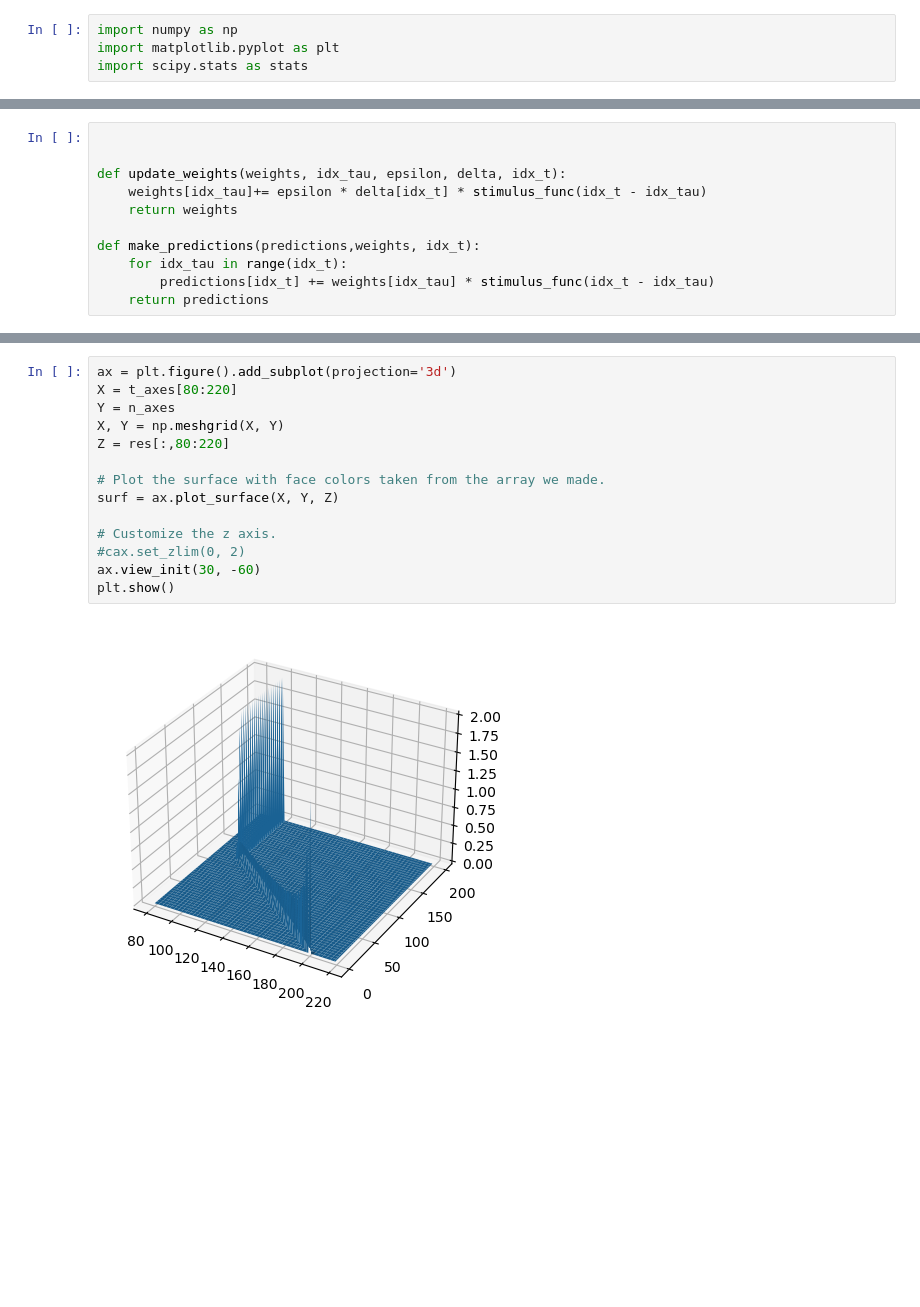
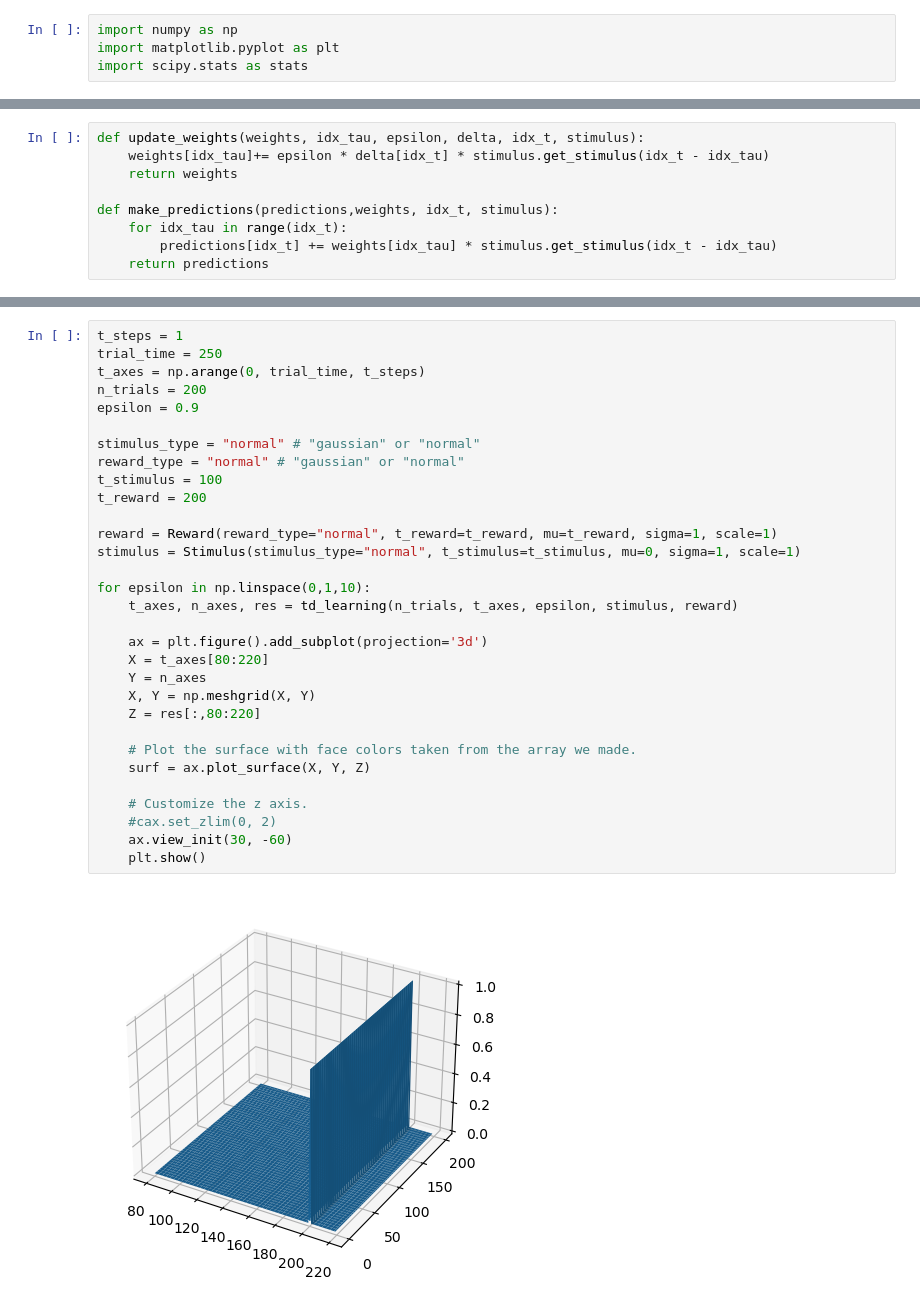
Before and after one commit to lolotta/Neural_Modeling, a Jupyter notebook: HW1_RL_Lotta.ipynb, the cells around one changed output, grey strips where cells are left out. Cells and saved outputs as stored; diff of their text form; blank space fills up the shorter version.

```diff
--- a/HW1_RL_Lotta.ipynb
+++ b/HW1_RL_Lotta.ipynb
@@ -62,13 +52,11 @@ epsilon = 0.9
 # %%
-
-
-def update_weights(weights, idx_tau, epsilon, delta, idx_t):
-    weights[idx_tau]+= epsilon * delta[idx_t] * stimulus_func(idx_t - idx_tau)
+def update_weights(weights, idx_tau, epsilon, delta, idx_t, stimulus):
+    weights[idx_tau]+= epsilon * delta[idx_t] * stimulus.get_stimulus(idx_t - idx_tau)
     return weights
 
-def make_predictions(predictions,weights, idx_t):
+def make_predictions(predictions,weights, idx_t, stimulus):
     for idx_tau in range(idx_t):
-        predictions[idx_t] += weights[idx_tau] * stimulus_func(idx_t - idx_tau)
+        predictions[idx_t] += weights[idx_tau] * stimulus.get_stimulus(idx_t - idx_tau)
     return predictions
 # %%
 
@@ -94,16 +92,33 @@ for n in range(n_trials):
 # %%
-ax = plt.figure().add_subplot(projection='3d')
-X = t_axes[80:220]
-Y = n_axes
-X, Y = np.meshgrid(X, Y)
-Z = res[:,80:220]
+t_steps = 1
+trial_time = 250
+t_axes = np.arange(0, trial_time, t_steps)
+n_trials = 200
+epsilon = 0.9
 
-# Plot the surface with face colors taken from the array we made.
-surf = ax.plot_surface(X, Y, Z)
+stimulus_type = "normal" # "gaussian" or "normal"
+reward_type = "normal" # "gaussian" or "normal"
+t_stimulus = 100
+t_reward = 200
 
-# Customize the z axis.
-#cax.set_zlim(0, 2)
-ax.view_init(30, -60)
-plt.show()
+reward = Reward(reward_type="normal", t_reward=t_reward, mu=t_reward, sigma=1, scale=1)
+stimulus = Stimulus(stimulus_type="normal", t_stimulus=t_stimulus, mu=0, sigma=1, scale=1)
+
+for epsilon in np.linspace(0,1,10):
+    t_axes, n_axes, res = td_learning(n_trials, t_axes, epsilon, stimulus, reward)
+
+    ax = plt.figure().add_subplot(projection='3d')
+    X = t_axes[80:220]
+    Y = n_axes
+    X, Y = np.meshgrid(X, Y)
+    Z = res[:,80:220]
+
+    # Plot the surface with face colors taken from the array we made.
+    surf = ax.plot_surface(X, Y, Z)
+
+    # Customize the z axis.
+    #cax.set_zlim(0, 2)
+    ax.view_init(30, -60)
+    plt.show()
 # %% [output]
-[figure, old version]
+[figure, new version]
```
Also changed, not shown: parts of 5 cells of this notebook.
